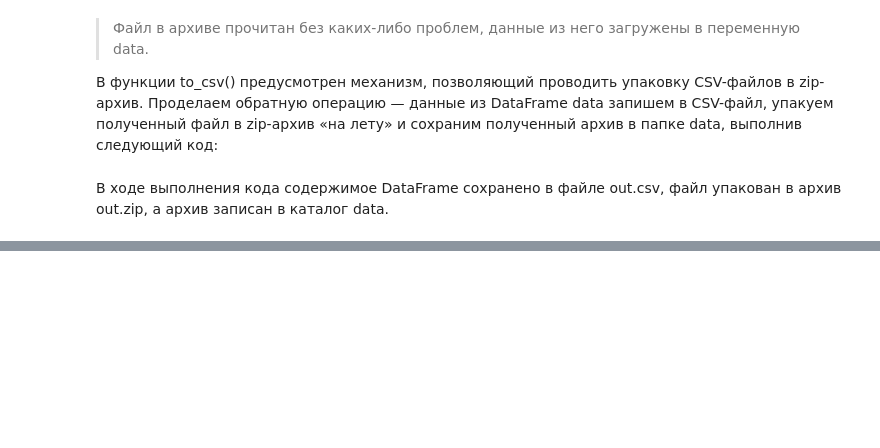
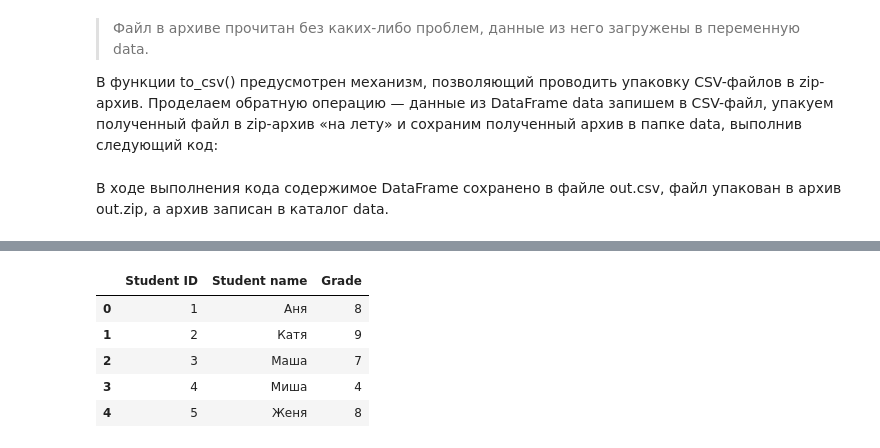
Before and after one commit to DadonovIV/for_sf_ds, a Jupyter notebook: study/python_16/python_16.ipynb, the cells around one changed output, grey strips where cells are left out. Saved outputs shown, nothing was run; the diff lists cells and outputs as text; code cells hidden in the pictures; blank space fills up the shorter version.

```diff
--- a/study/python_16/python_16.ipynb
+++ b/study/python_16/python_16.ipynb
@@ -219,0 +238,10 @@ data.to_csv('data/out.zip', index=False, compression=compression_opts)
+# %%
+grades = pd.read_excel('data/grades.xlsx')
+display(grades.head())
+# %% [output]
+|  | Student ID | Student name | Grade |
+| 0 | 1 | Аня | 8 |
+| 1 | 2 | Катя | 9 |
+| 2 | 3 | Маша | 7 |
+| 3 | 4 | Миша | 4 |
+| 4 | 5 | Женя | 8 |
```
Also changed, not shown: parts of 19 cells of this notebook, 6 other files.
